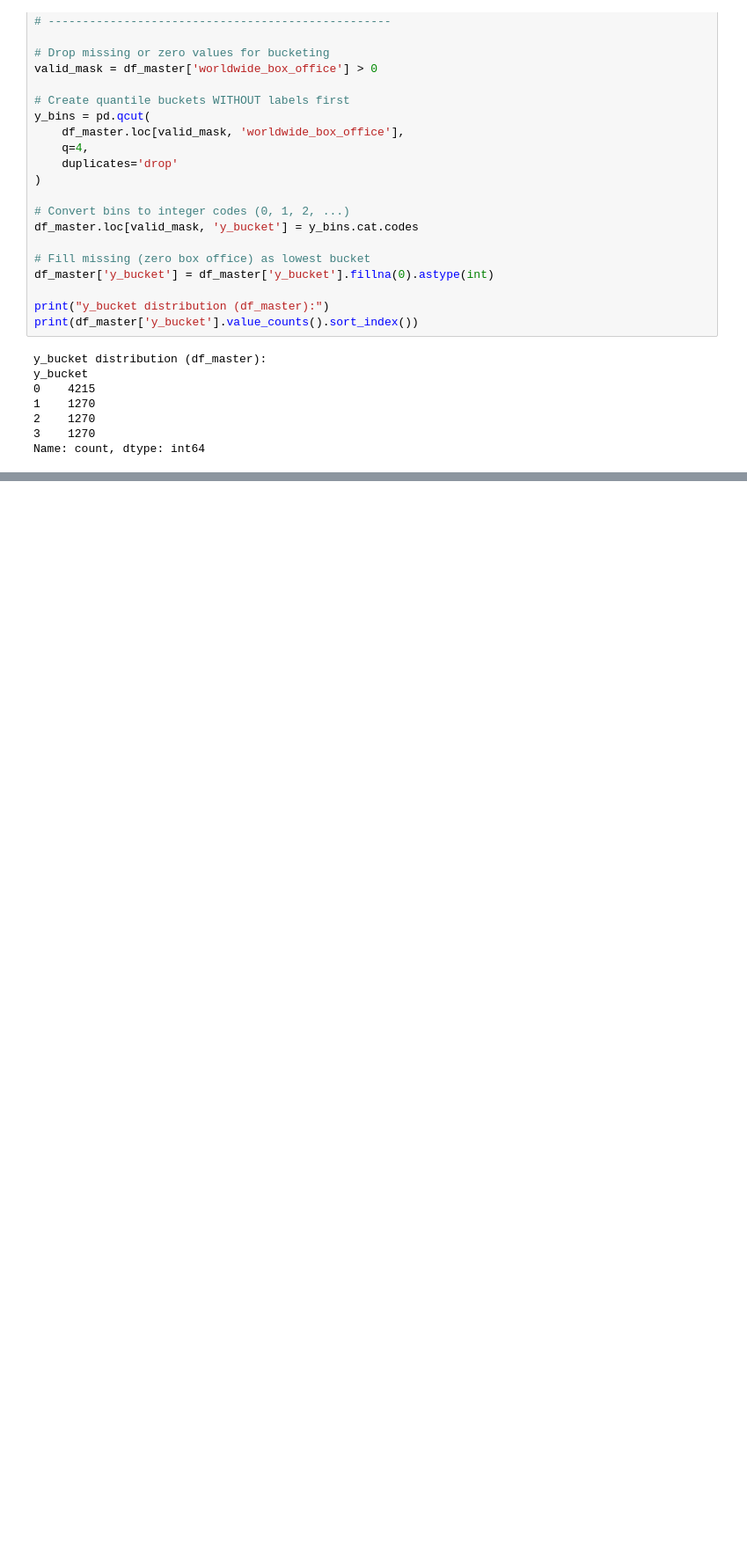
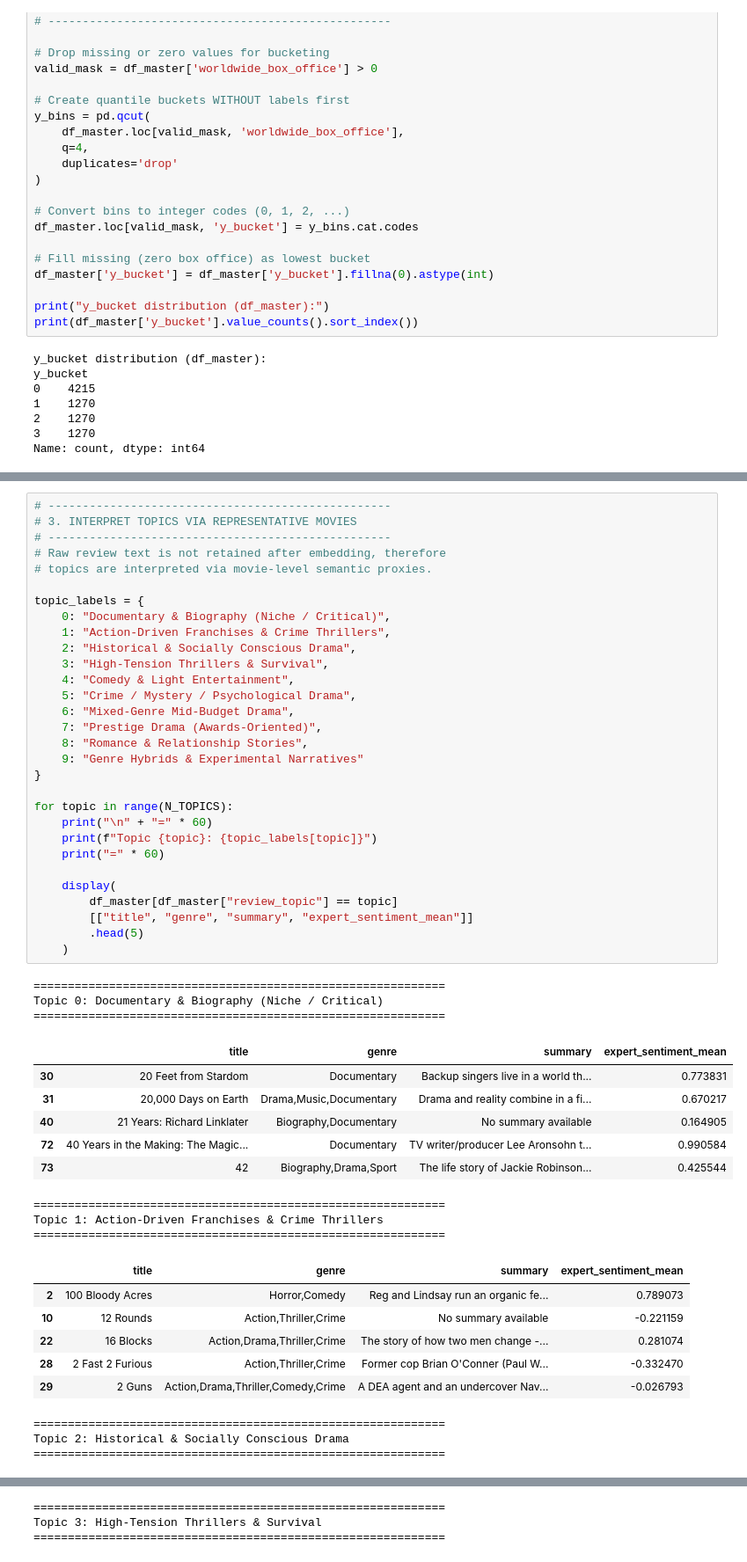
Before and after one commit to spaesey/ai-for-business-project, a Jupyter notebook: src/eda_feature_engineering.ipynb, the cells around one changed output, grey strips where cells are left out. Shown at 88% size. Saved outputs shown, nothing was run; the diff lists cells and outputs as text; blank space fills up the shorter version.

```diff
--- a/src/eda_feature_engineering.ipynb
+++ b/src/eda_feature_engineering.ipynb
@@ -2524,0 +2419,52 @@ Name: count, dtype: int64
+# %%
+# --------------------------------------------------
+# 3. INTERPRET TOPICS VIA REPRESENTATIVE MOVIES
+# --------------------------------------------------
+# Raw review text is not retained after embedding, therefore
+# topics are interpreted via movie-level semantic proxies.
+
+topic_labels = {
+    0: "Documentary & Biography (Niche / Critical)",
+    1: "Action-Driven Franchises & Crime Thrillers",
+    2: "Historical & Socially Conscious Drama",
+    3: "High-Tension Thrillers & Survival",
+    4: "Comedy & Light Entertainment",
+    5: "Crime / Mystery / Psychological Drama",
+    6: "Mixed-Genre Mid-Budget Drama",
+    7: "Prestige Drama (Awards-Oriented)",
+    8: "Romance & Relationship Stories",
+    9: "Genre Hybrids & Experimental Narratives"
+}
+
+for topic in range(N_TOPICS):
+    print("\n" + "=" * 60)
+    print(f"Topic {topic}: {topic_labels[topic]}")
+    print("=" * 60)
+
+    display(
+        df_master[df_master["review_topic"] == topic]
+        [["title", "genre", "summary", "expert_sentiment_mean"]]
+        .head(5)
+    )
+# %% [output]
+============================================================
+Topic 0: Documentary & Biography (Niche / Critical)
+============================================================
+|  | title | genre | summary | expert_sentiment_mean |
+| 30 | 20 Feet from Stardom | Documentary | Backup singers live in a world th... | 0.773831 |
+| 31 | 20,000 Days on Earth | Drama,Music,Documentary | Drama and reality combine in a fi... | 0.670217 |
+| 40 | 21 Years: Richard Linklater | Biography,Documentary | No summary available | 0.164905 |
+| 72 | 40 Years in the Making: The Magic... | Documentary | TV writer/producer Lee Aronsohn t... | 0.990584 |
+| 73 | 42 | Biography,Drama,Sport | The life story of Jackie Robinson... | 0.425544 |
+============================================================
+Topic 1: Action-Driven Franchises & Crime Thrillers
+============================================================
+|  | title | genre | summary | expert_sentiment_mean |
+| 2 | 100 Bloody Acres | Horror,Comedy | Reg and Lindsay run an organic fe... | 0.789073 |
+| 10 | 12 Rounds | Action,Thriller,Crime | No summary available | -0.221159 |
+| 22 | 16 Blocks | Action,Drama,Thriller,Crime | The story of how two men change -... | 0.281074 |
+| 28 | 2 Fast 2 Furious | Action,Thriller,Crime | Former cop Brian O'Conner (Paul W... | -0.332470 |
+| 29 | 2 Guns | Action,Drama,Thriller,Comedy,Crime | A DEA agent and an undercover Nav... | -0.026793 |
+============================================================
+Topic 2: Historical & Socially Conscious Drama
+============================================================
@@ -2524,0 +2477,3 @@ Name: count, dtype: int64
+============================================================
+Topic 3: High-Tension Thrillers & Survival
+============================================================
```
Also changed, not shown: parts of 26 cells of this notebook, 2 other files.
